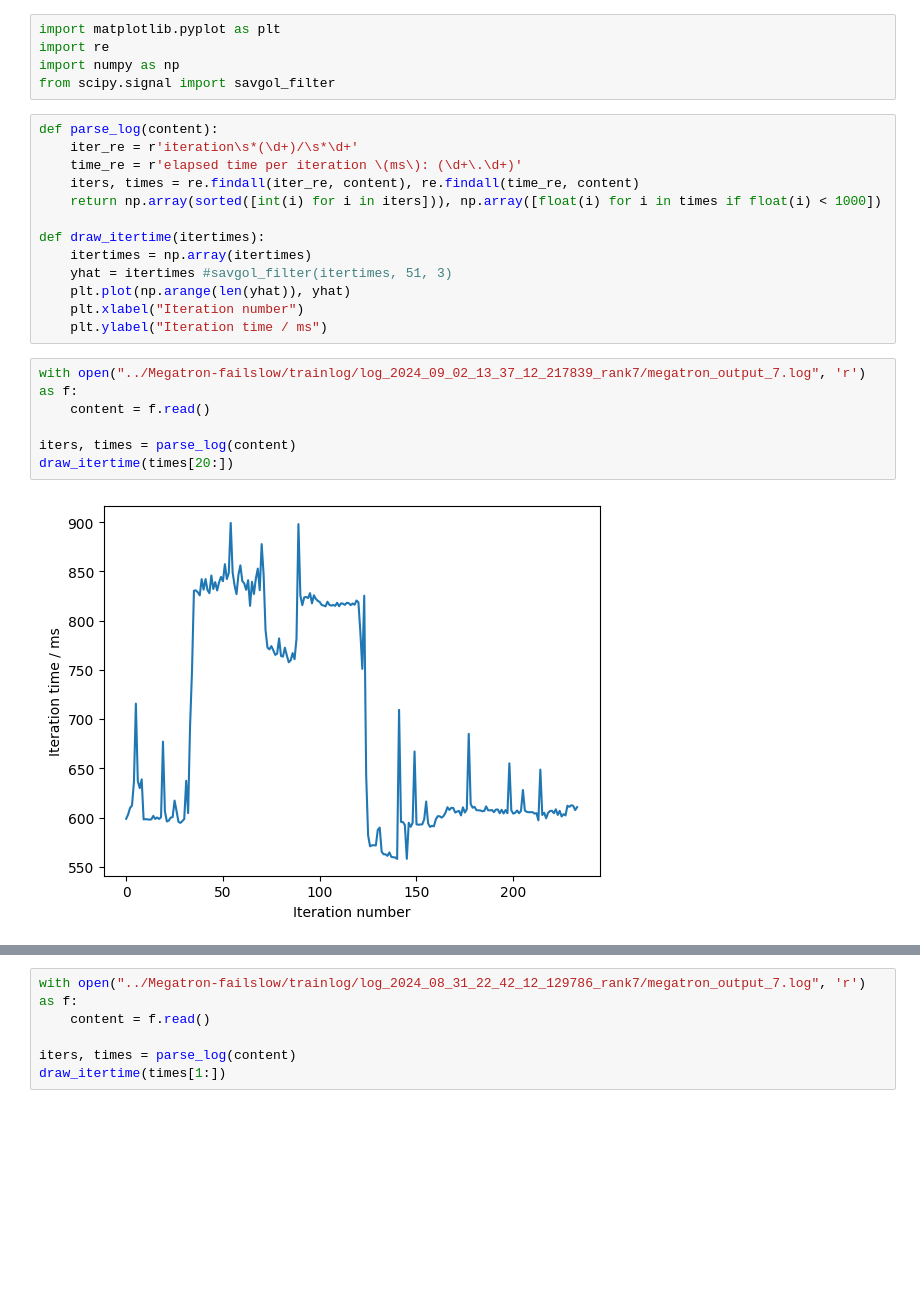
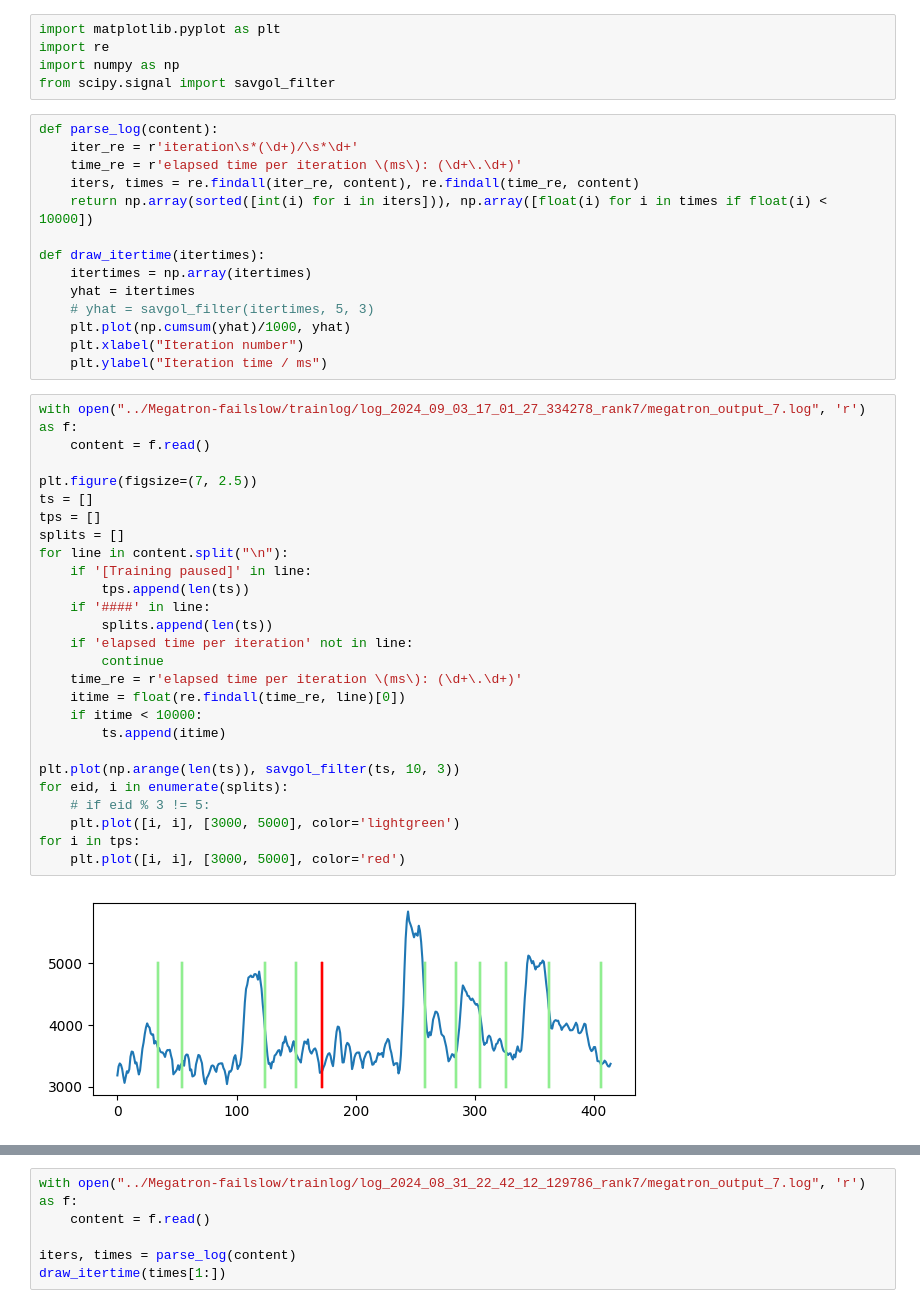
Before and after one commit to wutianyuan1/Megatron-failslow, a Jupyter notebook: draw.ipynb, the cells around one changed output, grey strips where cells are left out. Cells and saved outputs as stored; diff of their text form; blank space fills up the shorter version.

```diff
--- a/draw.ipynb
+++ b/draw.ipynb
@@ -8,19 +8,40 @@ def parse_log(content):
     iter_re = r'iteration\s*(\d+)/\s*\d+'
     time_re = r'elapsed time per iteration \(ms\): (\d+\.\d+)'
     iters, times = re.findall(iter_re, content), re.findall(time_re, content)
-    return np.array(sorted([int(i) for i in iters])), np.array([float(i) for i in times if float(i) < 1000])
+    return np.array(sorted([int(i) for i in iters])), np.array([float(i) for i in times if float(i) < 10000])
 
 def draw_itertime(itertimes):
     itertimes = np.array(itertimes)
-    yhat = itertimes #savgol_filter(itertimes, 51, 3)
-    plt.plot(np.arange(len(yhat)), yhat)
+    yhat = itertimes
+    # yhat = savgol_filter(itertimes, 5, 3)
+    plt.plot(np.cumsum(yhat)/1000, yhat)
     plt.xlabel("Iteration number")
     plt.ylabel("Iteration time / ms")
-# %%
-with open("../Megatron-failslow/trainlog/log_2024_09_02_13_37_12_217839_rank7/megatron_output_7.log", 'r') as f:
-    content = f.read()
-
-iters, times = parse_log(content)
-draw_itertime(times[20:])
-# %% [output]
-[figure, removed]
+# %%
+with open("../Megatron-failslow/trainlog/log_2024_09_03_17_01_27_334278_rank7/megatron_output_7.log", 'r') as f:
+    content = f.read()
+
+plt.figure(figsize=(7, 2.5))
+ts = []
+tps = []
+splits = []
+for line in content.split("\n"):
+    if '[Training paused]' in line:
+        tps.append(len(ts))
+    if '####' in line:
+        splits.append(len(ts))
+    if 'elapsed time per iteration' not in line:
+        continue
+    time_re = r'elapsed time per iteration \(ms\): (\d+\.\d+)'
+    itime = float(re.findall(time_re, line)[0])
+    if itime < 10000:
+        ts.append(itime)
+
+plt.plot(np.arange(len(ts)), savgol_filter(ts, 10, 3))
+for eid, i in enumerate(splits):
+    # if eid % 3 != 5:
+    plt.plot([i, i], [3000, 5000], color='lightgreen')
+for i in tps:
+    plt.plot([i, i], [3000, 5000], color='red')
+# %% [output]
+[figure, added]
```
Also changed, not shown: parts of 1 cell of this notebook, 8 other files.
